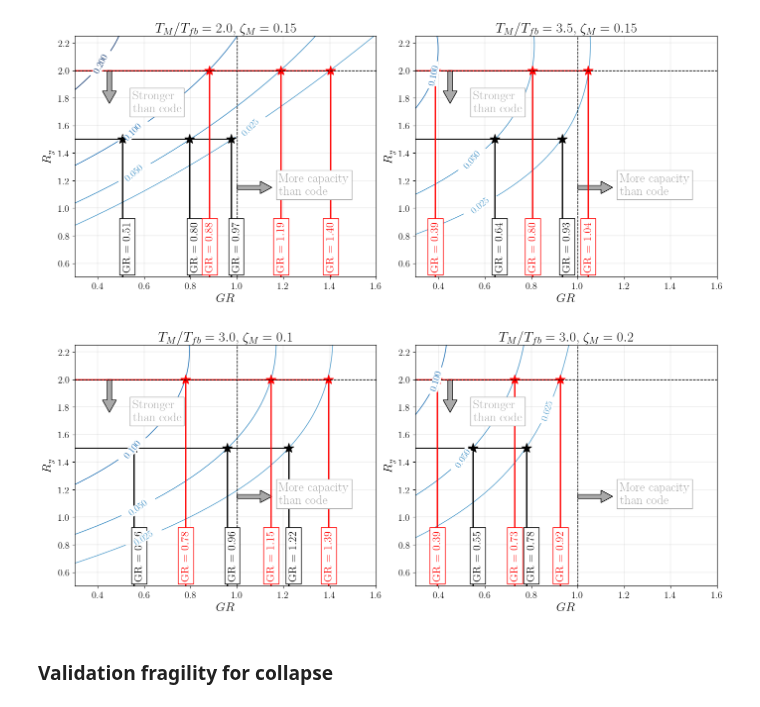
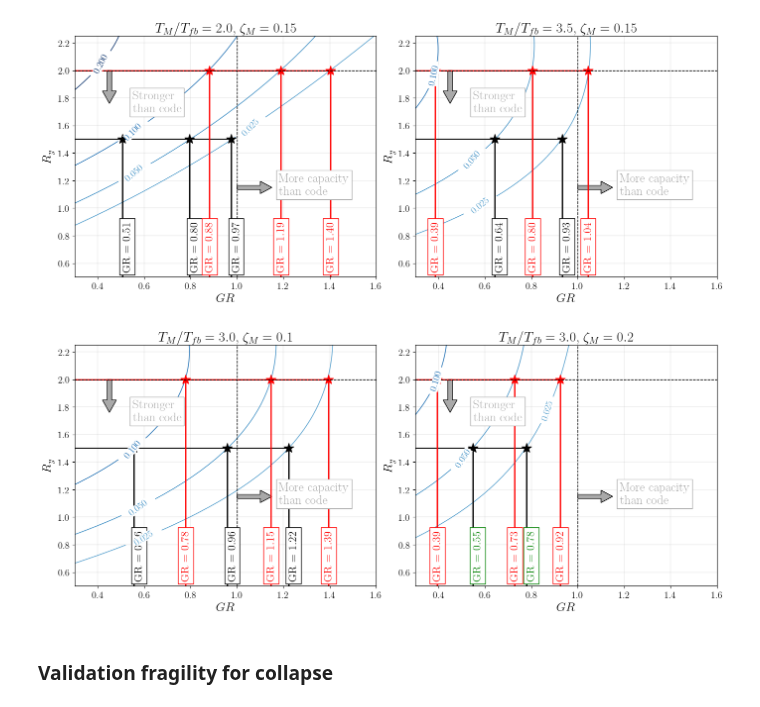
Before and after one commit to hgp297/isol-sys-database, a Jupyter notebook: src/paper/overview_presentation_figs.ipynb, the cells around one changed output. Cells and saved outputs as stored; diff of their text form; code cells hidden in the pictures.

Commit message:
figures for presentation

```diff
--- a/src/paper/overview_presentation_figs.ipynb
+++ b/src/paper/overview_presentation_figs.ipynb
@@ -637,7 +637,7 @@ for j, prob_des in enumerate(prob_list):
                     linewidth=2.0)
         ax.hlines(y=Ry_target, xmin=0.3, xmax=theGap, color='black', linewidth=2.0)
         ax.text(theGap, 0.55, r'GR = '+f'{theGap:,.2f}', rotation=90,
-                fontsize=subt_font, color='black', bbox=dict(facecolor='white', edgecolor='black'))
+                fontsize=subt_font, color='green', bbox=dict(facecolor='white', edgecolor='green'))
         ax.plot([theGap], [Ry_target], marker='*', markersize=15, color='black')
 
 
@@ -662,34 +662,34 @@ for j, prob_des in enumerate(prob_list):
 
 # df_sc = mdl_doe._raw_data
 # df_sc = df_sc[(df_sc['T_ratio'] < 3.0) &
 #               (df_sc['T_ratio'] > 4.0)]
 
 # plt.scatter(df_sc['gap_ratio'][:50], df_sc['RI'][:50],
 #             c=df_sc['collapse_prob'][:50], alpha=0.6,
 #             edgecolors='k', s=20.0, cmap=plt.cm.Blues, vmax=5e-1)
 
 ax.vlines(x=1.0, ymin=0, ymax=3.0, color='black', linestyles='--',
           linewidth=1.0)
 ax.hlines(y=2.0, xmin=0.0, xmax=3.0, color='black', linestyles='--',
           linewidth=1.0)
 ax.text(0.55, 1.7, 'Stronger\n than code',
           fontsize=axis_font, color='darkgray', bbox=dict(facecolor='white', edgecolor='darkgray'))
 ax.arrow(0.45, 2.0, 0.0, -0.15, width=0.02, facecolor='darkgray', edgecolor='black')
 ax.text(1.18, 1.1, 'More capacity \n than code',
           fontsize=axis_font, color='darkgray', bbox=dict(facecolor='white', edgecolor='darkgray'))
 ax.arrow(1.0, 1.15, 0.1, 0.0, width=0.03, head_length=0.05, facecolor='darkgray', edgecolor='black')
 
 ax.set_xlabel(r'$GR$', fontsize=axis_font)
 ax.set_ylabel(r'$R_y$', fontsize=axis_font)
 ax.set_title(r' $T_M/T_{fb} = 3.0$, $\zeta_M = 0.2$', fontsize=title_font)
 ax.set_xlim([0.3, 1.6])
 ax.set_ylim([0.5, 2.25])
 ax.grid(linewidth=0.25)
 ##########################################################################
 
 fig.tight_layout(w_pad=0.2)
 # %% [output]
-[figure, old version]
+[figure, new version]
 # %% [markdown]
 ### Validation fragility for collapse
 # %%
```
Also changed, not shown: parts of 13 cells of this notebook, 2 other files.
